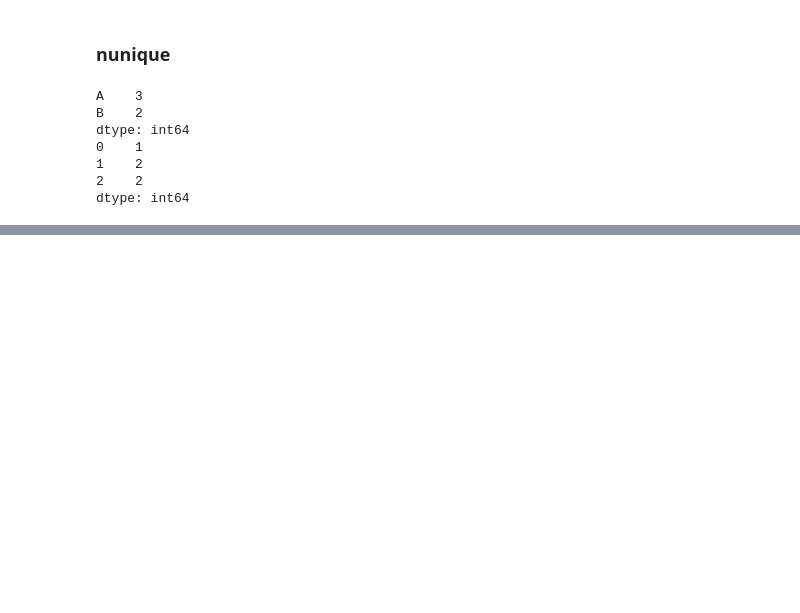
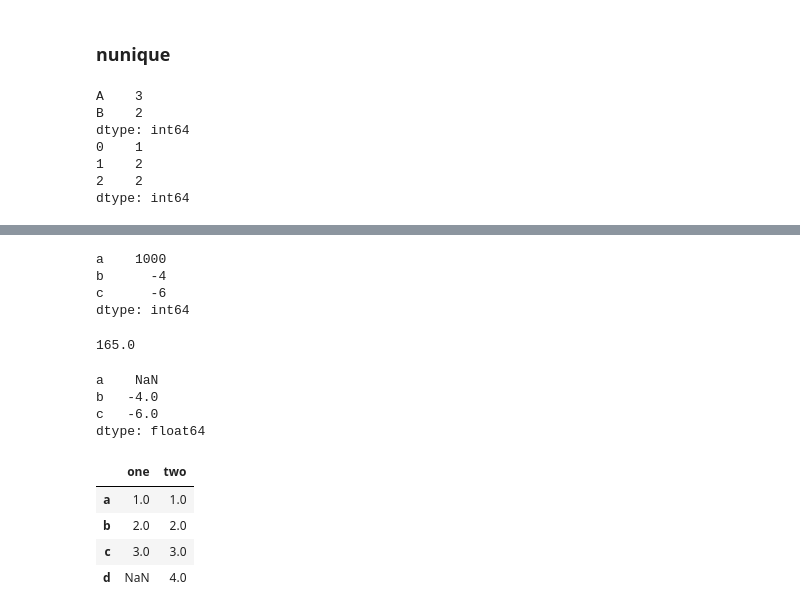
Before and after one commit to isandeepMakwana/ML, a Jupyter notebook: 26_Pandas_part_1.ipynb, the cells around one changed output, grey strips where cells are left out. Saved outputs shown, nothing was run; the diff lists cells and outputs as text; code cells hidden in the pictures; blank space fills up the shorter version.

Commit message:
pandas.series added.

```diff
--- a/26_Pandas_part_1.ipynb
+++ b/26_Pandas_part_1.ipynb
@@ -212,0 +658,7 @@ dtype: int64
+# %%
+series+series
+# %% [output]
+a    1000
+b      -4
+c      -6
+dtype: int64
@@ -212,0 +667,24 @@ dtype: int64
+# %%
+print(series.mean())
+# just be careful with some operations
+# if the indexes don't match up you will get nans
+series+series[series < 100]
+# %% [output]
+165.0
+a    NaN
+b   -4.0
+c   -6.0
+dtype: float64
+# %%
+d = {'one' : pd.Series([1., 2., 3.], index=['a', 'b', 'c']),
+    'two' : pd.Series([1., 2., 3., 4.], index=['a', 'b', 'c', 'd'])}
+
+df = pd.DataFrame(d)
+
+df
+# %% [output]
+|  | one | two |
+| a | 1.0 | 1.0 |
+| b | 2.0 | 2.0 |
+| c | 3.0 | 3.0 |
+| d | NaN | 4.0 |
```
Also changed, not shown: parts of 34 cells of this notebook.
